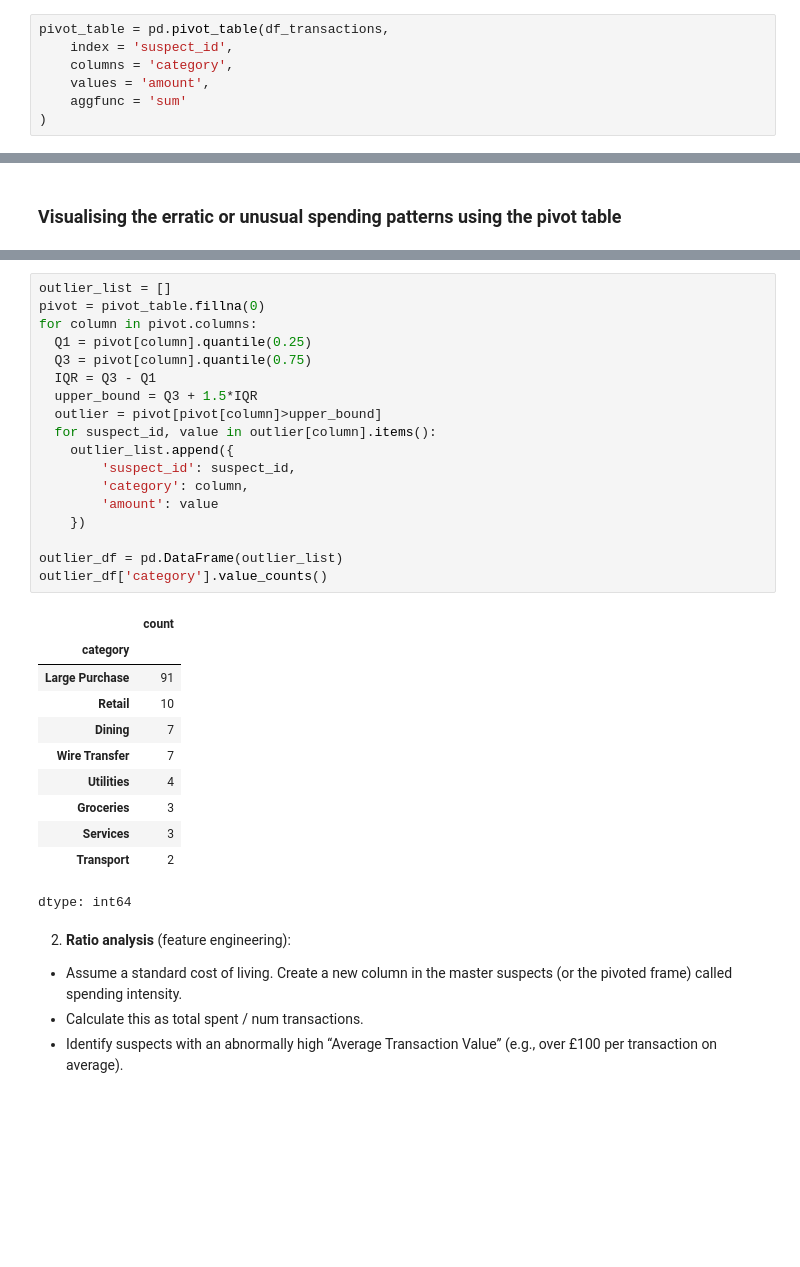
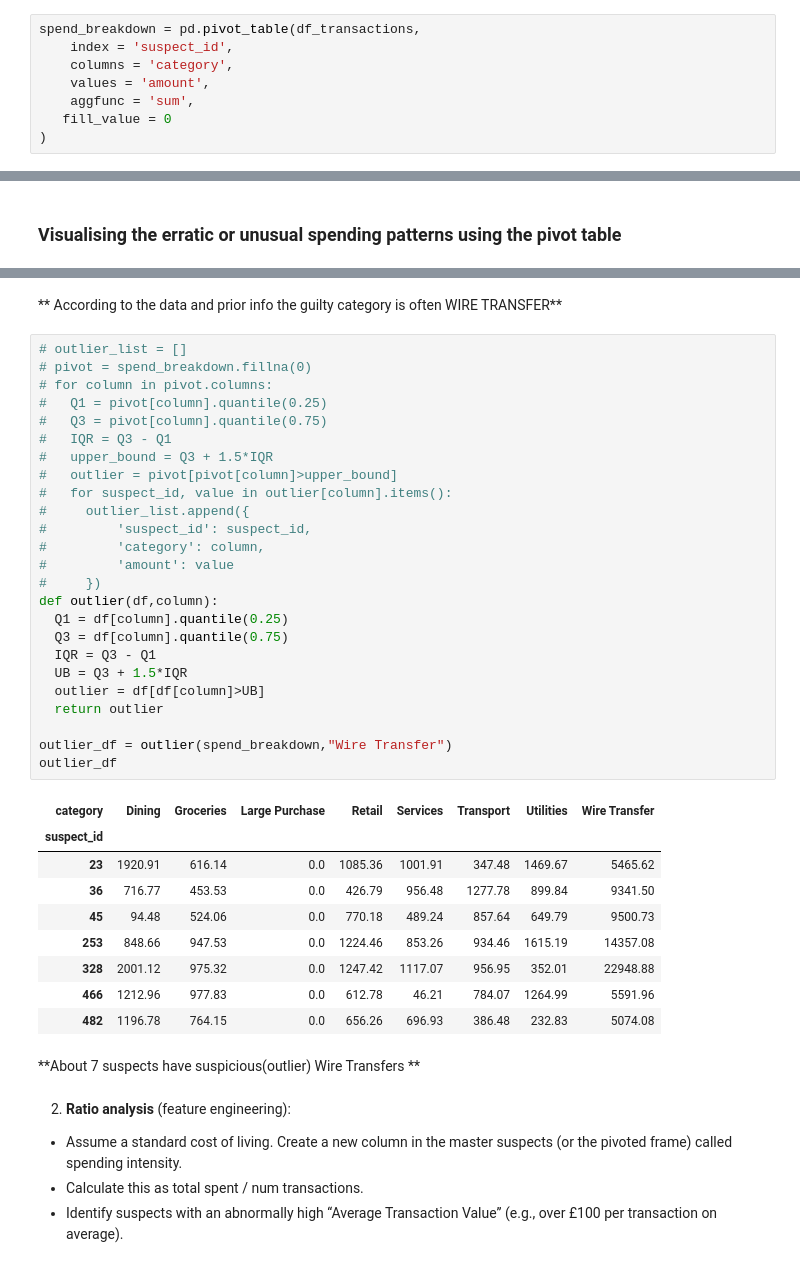
Before and after one commit to Jaslyn10/Vane_Capital_Case, a Jupyter notebook: Vane_Capital_Case.ipynb, the cells around one changed output, grey strips where cells are left out. Drawn from its saved outputs; the diff is of its cells as text; blank space fills up the shorter version.

```diff
--- a/Vane_Capital_Case.ipynb
+++ b/Vane_Capital_Case.ipynb
@@ -628,9 +635,10 @@ IDs Suspicious suspects who spent more than 2000 pounds: [np.int64(188), np.int6
 * Values: amount
 * Aggfunc: sum
 # %%
-pivot_table = pd.pivot_table(df_transactions,
+spend_breakdown = pd.pivot_table(df_transactions,
     index = 'suspect_id',
     columns = 'category',
     values = 'amount',
-    aggfunc = 'sum'
+    aggfunc = 'sum',
+   fill_value = 0
 )
@@ -662,36 +659,45 @@ pivot_table.boxplot(figsize = (10,2))
 # %% [output]
 <Axes: >
 [figure]
+# %% [markdown]
+** According to the data and prior info the guilty category is often WIRE TRANSFER**
 # %%
-outlier_list = []
-pivot = pivot_table.fillna(0)
-for column in pivot.columns:
-  Q1 = pivot[column].quantile(0.25)
-  Q3 = pivot[column].quantile(0.75)
+# outlier_list = []
+# pivot = spend_breakdown.fillna(0)
+# for column in pivot.columns:
+#   Q1 = pivot[column].quantile(0.25)
+#   Q3 = pivot[column].quantile(0.75)
+#   IQR = Q3 - Q1
+#   upper_bound = Q3 + 1.5*IQR
+#   outlier = pivot[pivot[column]>upper_bound]
+#   for suspect_id, value in outlier[column].items():
+#     outlier_list.append({
+#         'suspect_id': suspect_id,
+#         'category': column,
+#         'amount': value
+#     })
+def outlier(df,column):
+  Q1 = df[column].quantile(0.25)
+  Q3 = df[column].quantile(0.75)
   IQR = Q3 - Q1
-  upper_bound = Q3 + 1.5*IQR
-  outlier = pivot[pivot[column]>upper_bound]
-  for suspect_id, value in outlier[column].items():
-    outlier_list.append({
-        'suspect_id': suspect_id,
-        'category': column,
-        'amount': value
-    })
+  UB = Q3 + 1.5*IQR
+  outlier = df[df[column]>UB]
+  return outlier
 
-outlier_df = pd.DataFrame(outlier_list)
-outlier_df['category'].value_counts()
+outlier_df = outlier(spend_breakdown,"Wire Transfer")
+outlier_df
 # %% [output]
-|  | count |
-| category |  |
-| Large Purchase | 91 |
-| Retail | 10 |
-| Dining | 7 |
-| Wire Transfer | 7 |
-| Utilities | 4 |
-| Groceries | 3 |
-| Services | 3 |
-| Transport | 2 |
+| category | Dining | Groceries | Large Purchase | Retail | Services | Transport | Utilities | Wire Transfer |
+| suspect_id |  |  |  |  |  |  |  |  |
+| 23 | 1920.91 | 616.14 | 0.0 | 1085.36 | 1001.91 | 347.48 | 1469.67 | 5465.62 |
+| 36 | 716.77 | 453.53 | 0.0 | 426.79 | 956.48 | 1277.78 | 899.84 | 9341.50 |
+| 45 | 94.48 | 524.06 | 0.0 | 770.18 | 489.24 | 857.64 | 649.79 | 9500.73 |
+| 253 | 848.66 | 947.53 | 0.0 | 1224.46 | 853.26 | 934.46 | 1615.19 | 14357.08 |
+| 328 | 2001.12 | 975.32 | 0.0 | 1247.42 | 1117.07 | 956.95 | 352.01 | 22948.88 |
+| 466 | 1212.96 | 977.83 | 0.0 | 612.78 | 46.21 | 784.07 | 1264.99 | 5591.96 |
+| 482 | 1196.78 | 764.15 | 0.0 | 656.26 | 696.93 | 386.48 | 232.83 | 5074.08 |
-dtype: int64
+# %% [markdown]
+**About 7 suspects have suspicious(outlier) Wire Transfers **
 # %% [markdown]
 2. **Ratio analysis** (feature engineering):
 * Assume a standard cost of living. Create a new column in the master suspects (or the
```
Also changed, not shown: parts of 10 cells of this notebook.
